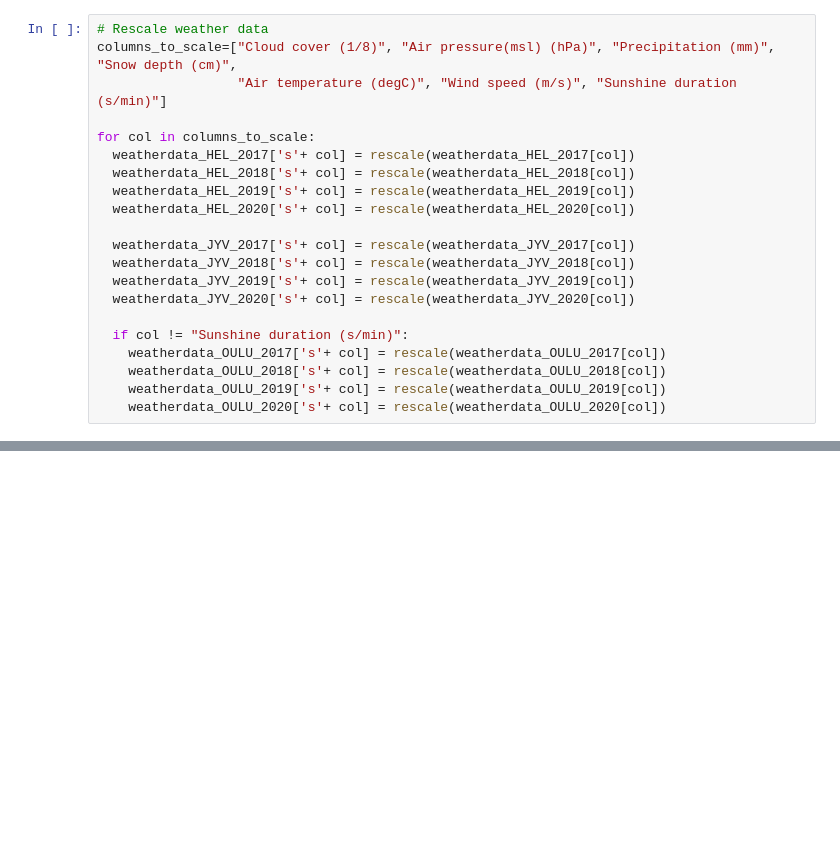
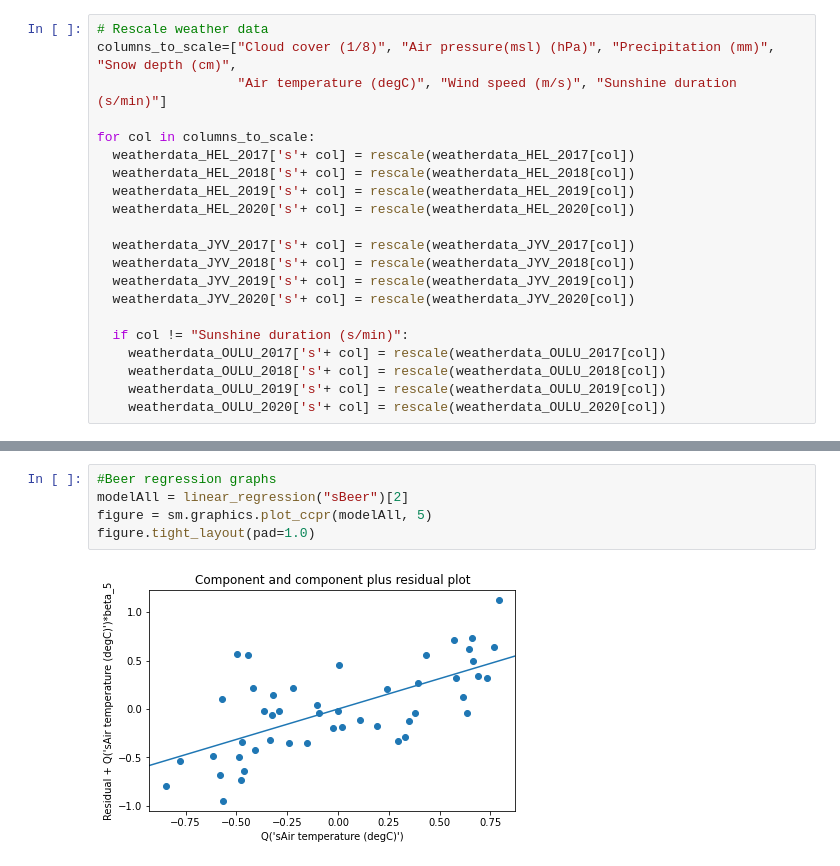
Before and after one commit to DataScience-MiniProjects/IDS-MiniProject, a Jupyter notebook: project-notebook.ipynb, the cells around one changed output, grey strips where cells are left out. Cells and saved outputs as stored; diff of their text form; blank space fills up the shorter version.

```diff
--- a/project-notebook.ipynb
+++ b/project-notebook.ipynb
@@ -474,6 +493,13 @@ Covariance Type:            nonrobust
 Notes:
 [1] Standard Errors assume that the covariance matrix of the errors is correctly specified.
 ------------------------------------------
+# %%
+#Beer regression graphs
+modelAll = linear_regression("sBeer")[2]
+figure = sm.graphics.plot_ccpr(modelAll, 5)
+figure.tight_layout(pad=1.0)
+# %% [output]
+[figure, added]
 # %%
 print("Linear regression for wine consumption:")
 print(linear_regression("sWine")[0])
```
Also changed, not shown: parts of 12 cells of this notebook.
